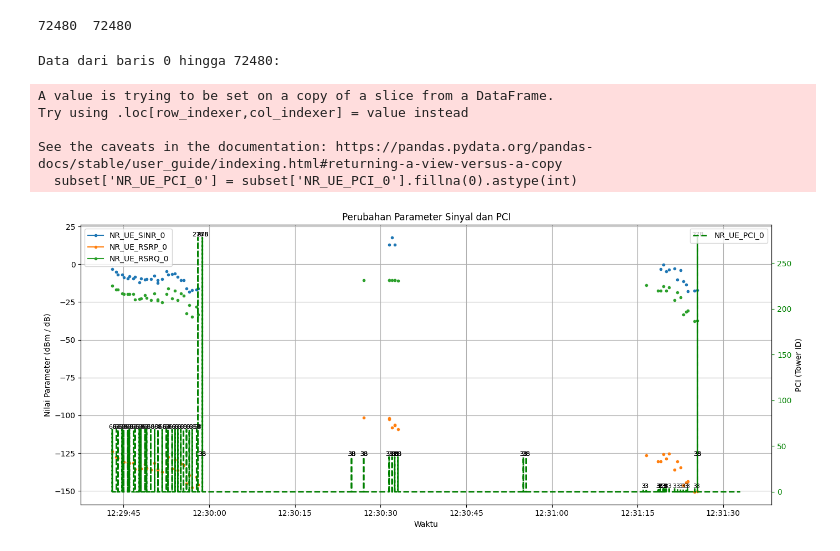
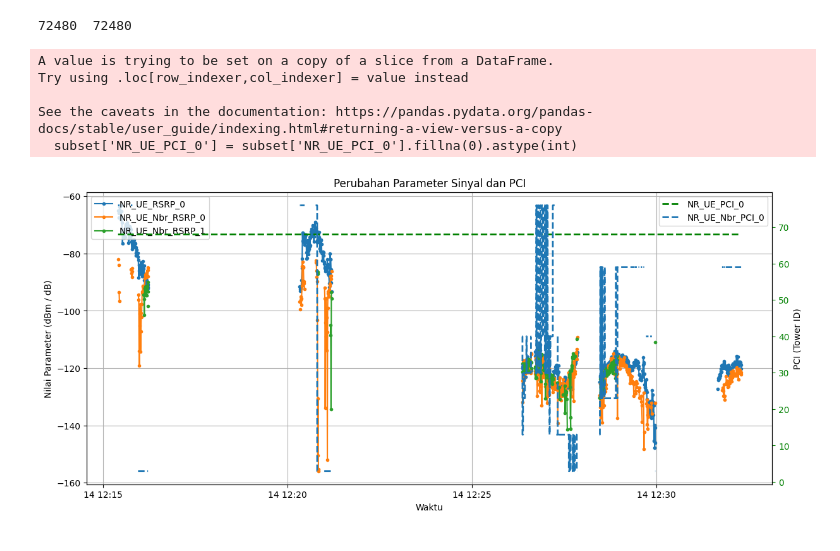
Before and after one commit to Rck27/5g-positioning, a Jupyter notebook: mulaidarinol.ipynb, the cells around one changed output. Saved outputs shown, nothing was run; the diff lists cells and outputs as text; code cells hidden in the pictures.

```diff
--- a/mulaidarinol.ipynb
+++ b/mulaidarinol.ipynb
@@ -62,97 +89,99 @@ print(f"{len(dl)}  {len(dl_clean)}")
 
 # tampilkan dari rentang index
 
-# X = 0  # Ganti dengan indeks awal
-# Y = len(dl_clean)  # Ganti dengan indeks akhir
+# X = 1  # Ganti dengan indeks awal
+# Y = 100  # Ganti dengan indeks akhir
 # subset = dl_clean.iloc[X:Y+1]  # +1 karena slicing di Python eksklusif
 # subset = dl.iloc[X:Y+1]
-
+# subset = dl_clean.iloc[0:-1]
 
 # Metode 2: Berdasarkan rentang nilai parameter (misal: NR_UE_RSRP_0 antara X dan Y)
 
-# X = -150     # RSRP atas
+# X = -126     # RSRP atas
 # Y = -125  # RSRP bawah
 # subset = dl_clean[(dl_clean['NR_UE_RSRP_0'] >= X) & (dl_clean['NR_UE_RSRP_0'] <= Y)]
+
+
+subset = dl_clean[(dl_clean['NR_UE_PCI_0'] == 68)]
+
 
 # Metode 3: Berdasarkan rentang geografis (misal: Longitude antara X dan Y, Latitude bebas)
 
 #29.025 29.035  41.103 41.095 # kasus posisi di ujung peta
-long_min = 29.025
-long_max = 29.035
-lat_min = 41.095
-lat_max = 41.103
-subset = dl_clean[
-    (dl_clean['Longitude'] >= long_min) & (dl_clean['Longitude'] <= long_max) &
-    (dl_clean['Latitude'] >= lat_min) & (dl_clean['Latitude'] <= lat_max)
-]
 
 
-# Kolom yang ingin ditampilkan (sesuaikan dengan parameter yang relevan)
-cols_to_print = ['Time', 'Latitude', 'Longitude', 'NR_UE_RSRP_0', 'NR_UE_RSRQ_0', 'NR_UE_SINR_0']
+# long_min = 29.025
+# long_max = 29.035
+# lat_min = 41.095
+# lat_max = 41.103
+# subset = dl_clean[
+#     (dl_clean['Longitude'] >= long_min) & (dl_clean['Longitude'] <= long_max) &
+#     (dl_clean['Latitude'] >= lat_min) & (dl_clean['Latitude'] <= lat_max)
+# ]
 
-# Print data
-print(f"Data dari baris {X} hingga {Y}:")
-# print(subset[cols_to_print].to_string(index=False))
 
 # Plot perubahan parameter
 import matplotlib.pyplot as plt
 
 # Parameter yang ingin diplot (sesuaikan dengan kebutuhan)
-params_to_plot = ['NR_UE_SINR_0', 'NR_UE_RSRP_0', 'NR_UE_RSRQ_0']
+params_to_plot = ['NR_UE_RSRP_0', 'NR_UE_Nbr_RSRP_0', 'NR_UE_Nbr_RSRP_1']
 
 
 
 # Plot utama: RSRP, RSRQ, SINR
 fig, ax1 = plt.subplots(figsize=(14, 6))
-for param in ['NR_UE_SINR_0', 'NR_UE_RSRP_0', 'NR_UE_RSRQ_0']:
+for param in params_to_plot:
     ax1.plot(subset['Time'], subset[param], label=param, marker='.')
 
 ax1.set_xlabel('Waktu')
 ax1.set_ylabel('Nilai Parameter (dBm / dB)')
 ax1.set_title('Perubahan Parameter Sinyal dan PCI')
 ax1.grid(True)
 ax1.legend(loc='upper left')
 
 # Tambahkan sumbu y kedua untuk PCI
 ax2 = ax1.twinx()
 
 # Ganti NaN di NR_UE_PCI_0 dengan 0 (atau gunakan pd.notna() untuk skip)
 subset['NR_UE_PCI_0'] = subset['NR_UE_PCI_0'].fillna(0).astype(int)
 
 
 # Plot PCI sebagai step plot
 ax2.plot(subset['Time'], subset['NR_UE_PCI_0'],
          label='NR_UE_PCI_0', color='green', linestyle='--', linewidth=2, drawstyle='steps-pre')
 
+ax2.plot(subset['Time'], subset['NR_UE_Nbr_PCI_0'],
+         label='NR_UE_Nbr_PCI_0', linestyle='--', linewidth=2, drawstyle='steps-pre')
+
+
 # Tambahkan label teks hanya untuk nilai PCI yang tidak NaN
-for i, row in subset.iterrows():
-    if row['NR_UE_PCI_0'] != 0:  # Skip label untuk placeholder 0
-        ax2.text(
-            row['Time'],
-            row['NR_UE_PCI_0'],
-            f"{row['NR_UE_PCI_0']}",
-            color='black',
-            fontsize=8,
-            ha='center',
-            va='bottom'
-        )
+# for i, row in subset.iterrows():
+#     if row['NR_UE_PCI_0'] != 0:  # Skip label untuk placeholder 0
+#         ax2.text(
+#             row['Time'],
+#             row['NR_UE_PCI_0'],
+#             f"{row['NR_UE_PCI_0']}",
+#             color='black',
+#             fontsize=8,
+#             ha='center',
+#             va='bottom'
+#         )
 
 # Kustomisasi sumbu y kedua
 ax2.set_ylabel('PCI (Tower ID)')
 ax2.tick_params(axis='y', colors='green')
 ax2.legend(loc='upper right')
 
 plt.xticks(rotation=45)
-plt.tight_layout()
+# plt.tight_layout()
 plt.show()
 # %% [output]
-Data dari baris 0 hingga 72480:
+A value is trying to be set on a copy of a slice from a DataFrame.
+Try using .loc[row_indexer,col_indexer] = value instead
+
+See the caveats in the documentation: https://pandas.pydata.org/pandas-docs/stable/user_guide/indexing.html#returning-a-view-versus-a-copy
+  subset['NR_UE_PCI_0'] = subset['NR_UE_PCI_0'].fillna(0).astype(int)
-A value is trying to be set on a copy of a slice from a DataFrame.
-Try using .loc[row_indexer,col_indexer] = value instead
-
-See the caveats in the documentation: https://pandas.pydata.org/pandas-docs/stable/user_guide/indexing.html#returning-a-view-versus-a-copy
-  subset['NR_UE_PCI_0'] = subset['NR_UE_PCI_0'].fillna(0).astype(int)
-[figure, old version]
+[figure, new version]
 # %%
 import pandas as pd
 import numpy as np
```
Also changed, not shown: parts of 5 cells of this notebook, 6 other files.
